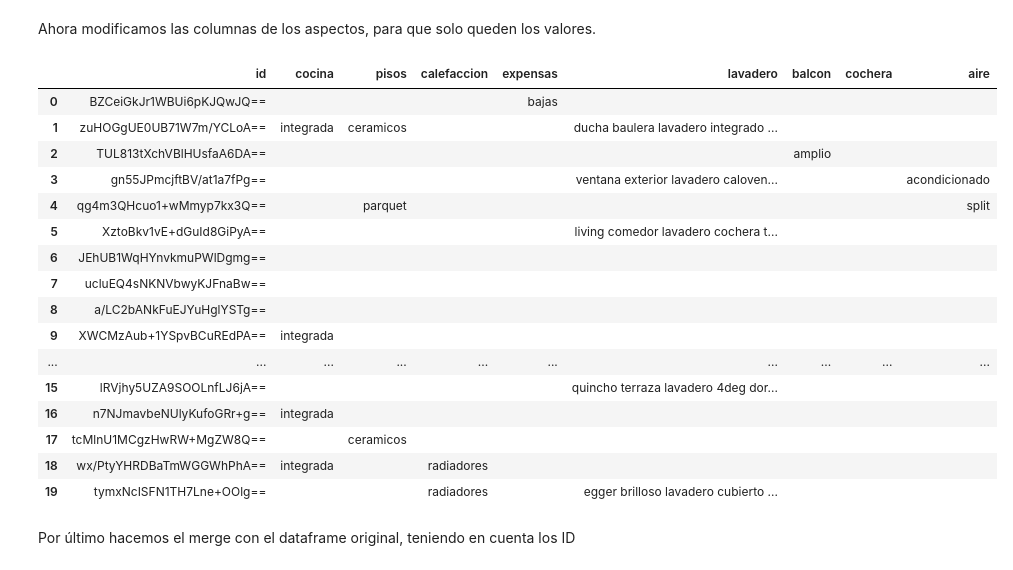
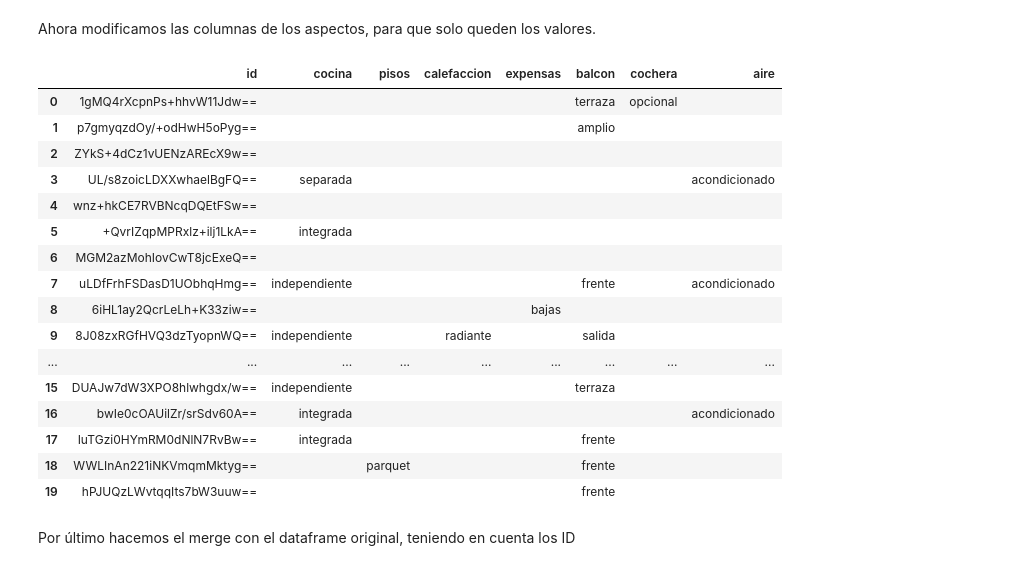
Before and after one commit to valencorrea/7506R-2C2022-GRUPO14-TP2, a Jupyter notebook: 7506R_TP1_GRUPO14_ENTREGA.ipynb, the cells around one changed output. Cells and saved outputs as stored; diff of their text form; code cells hidden in the pictures.

```diff
--- a/7506R_TP1_GRUPO14_ENTREGA.ipynb
+++ b/7506R_TP1_GRUPO14_ENTREGA.ipynb
@@ -26,6 +26,9 @@ import cmath as math
 import matplotlib.pyplot as plt
 import seaborn as sns
 import pandas as pd
+from xgboost import XGBRegressor
+
+# from sklearn.model_selection import StratifiedKFold, KFold, RandomizedSearchCV, train_test_split
 
 #Configuración de Warnings
 import warnings
@@ -42,8 +45,8 @@ else:
 if IN_COLAB :
     from google.colab import drive
     drive.mount('/content/drive')
-    properati = pd.read_csv('/content/drive/MyDrive/📔 Organización de Datos (75.06)/TPS/TP1/properati_argentina_2021.csv')
+    properati = pd.read_csv('/content/drive/MyDrive/📔 Organización de Datos (75.06)/TPS/TP1/1d_df_reducido.csv')
     properati_decrip = pd.read_csv('/content/drive/MyDrive/📔 Organización de Datos (75.06)/TPS/TP1/properati_argentina_2021_decrip.csv')
 else:
-    properati=pd.read_csv('properati_argentina_2021.csv')
+    properati=pd.read_csv('./1d_df_reducido.csv')
     properati_decrip = pd.read_csv('properati_argentina_2021_decrip.csv')
@@ -50,6 +72,8 @@ else:
 # %%
-df_decrip = properati_decrip.head(10000).copy()
+# df_decrip = properati_decrip.head(10000).copy()
+df_decrip = pd.merge(properati, properati_decrip, on="id")
+df_decrip = df_decrip[["id", "property_description"]]
 df_decrip['property_description'].isna().sum()
-properati_decrip
+df_decrip
 # %% [output]
 |  | id | property_description |
@@ -380,25 +402,26 @@ def limpiar_values_de_aspects(df, aspects, values):
 Ahora modificamos las columnas de los aspectos, para que solo queden los valores.
 # %%
 limpiar_values_de_aspects(aux_df, aspectos, values)
+aux_df.drop("lavadero", axis=1, inplace=True)
 aux_df.head(20)
 # %% [output]
-|  | id | cocina | pisos | calefaccion | expensas | lavadero | balcon | cochera | aire |
-| 0 | BZCeiGkJr1WBUi6pKJQwJQ== |  |  |  | bajas |  |  |  |  |
-| 1 | zuHOGgUE0UB71W7m/YCLoA== | integrada | ceramicos |  |  | ducha baulera lavadero integrado ... |  |  |  |
-| 2 | TUL813tXchVBlHUsfaA6DA== |  |  |  |  |  | amplio |  |  |
-| 3 | gn55JPmcjftBV/at1a7fPg== |  |  |  |  | ventana exterior lavadero caloven... |  |  | acondicionado |
-| 4 | qg4m3QHcuo1+wMmyp7kx3Q== |  | parquet |  |  |  |  |  | split |
-| 5 | XztoBkv1vE+dGuId8GiPyA== |  |  |  |  | living comedor lavadero cochera t... |  |  |  |
-| 6 | JEhUB1WqHYnvkmuPWlDgmg== |  |  |  |  |  |  |  |  |
-| 7 | ucluEQ4sNKNVbwyKJFnaBw== |  |  |  |  |  |  |  |  |
-| 8 | a/LC2bANkFuEJYuHglYSTg== |  |  |  |  |  |  |  |  |
-| 9 | XWCMzAub+1YSpvBCuREdPA== | integrada |  |  |  |  |  |  |  |
-| ... | ... | ... | ... | ... | ... | ... | ... | ... | ... |
-| 15 | lRVjhy5UZA9SOOLnfLJ6jA== |  |  |  |  | quincho terraza lavadero 4deg dor... |  |  |  |
-| 16 | n7NJmavbeNUlyKufoGRr+g== | integrada |  |  |  |  |  |  |  |
-| 17 | tcMlnU1MCgzHwRW+MgZW8Q== |  | ceramicos |  |  |  |  |  |  |
-| 18 | wx/PtyYHRDBaTmWGGWhPhA== | integrada |  | radiadores |  |  |  |  |  |
-| 19 | tymxNcISFN1TH7Lne+OOlg== |  |  | radiadores |  | egger brilloso lavadero cubierto ... |  |  |  |
+|  | id | cocina | pisos | calefaccion | expensas | balcon | cochera | aire |
+| 0 | 1gMQ4rXcpnPs+hhvW11Jdw== |  |  |  |  | terraza | opcional |  |
+| 1 | p7gmyqzdOy/+odHwH5oPyg== |  |  |  |  | amplio |  |  |
+| 2 | ZYkS+4dCz1vUENzAREcX9w== |  |  |  |  |  |  |  |
+| 3 | UL/s8zoicLDXXwhaelBgFQ== | separada |  |  |  |  |  | acondicionado |
+| 4 | wnz+hkCE7RVBNcqDQEtFSw== |  |  |  |  |  |  |  |
+| 5 | +QvrIZqpMPRxlz+ilj1LkA== | integrada |  |  |  |  |  |  |
+| 6 | MGM2azMohIovCwT8jcExeQ== |  |  |  |  |  |  |  |
+| 7 | uLDfFrhFSDasD1UObhqHmg== | independiente |  |  |  | frente |  | acondicionado |
+| 8 | 6iHL1ay2QcrLeLh+K33ziw== |  |  |  | bajas |  |  |  |
+| 9 | 8J08zxRGfHVQ3dzTyopnWQ== | independiente |  | radiante |  | salida |  |  |
+| ... | ... | ... | ... | ... | ... | ... | ... | ... |
+| 15 | DUAJw7dW3XPO8hlwhgdx/w== | independiente |  |  |  | terraza |  |  |
+| 16 | bwIe0cOAUilZr/srSdv60A== | integrada |  |  |  |  |  | acondicionado |
+| 17 | IuTGzi0HYmRM0dNlN7RvBw== | integrada |  |  |  | frente |  |  |
+| 18 | WWLInAn221iNKVmqmMktyg== |  | parquet |  |  | frente |  |  |
+| 19 | hPJUQzLWvtqqIts7bW3uuw== |  |  |  |  | frente |  |  |
 # %% [markdown]
 Por último hacemos el merge con el dataframe original, teniendo en cuenta los ID
 # %%
```
Also changed, not shown: parts of 41 cells of this notebook.
